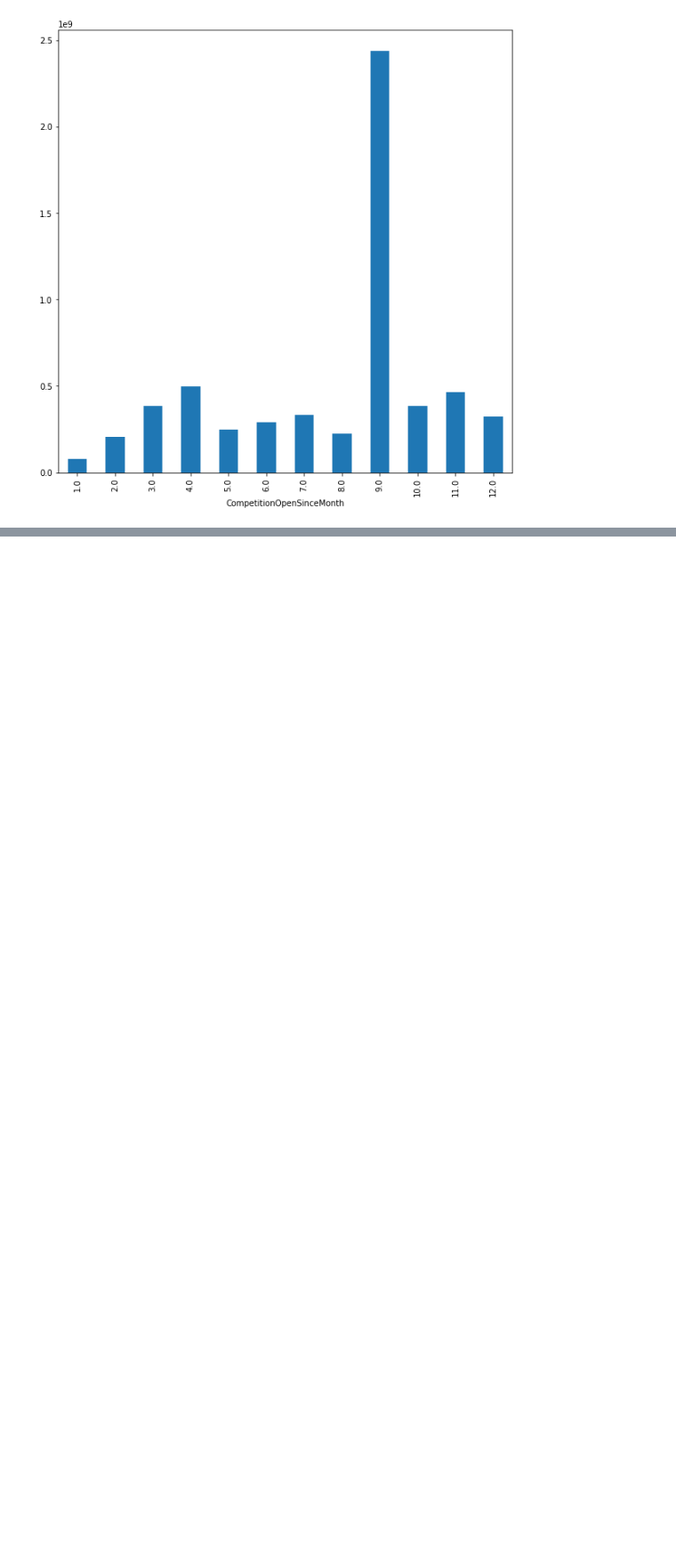
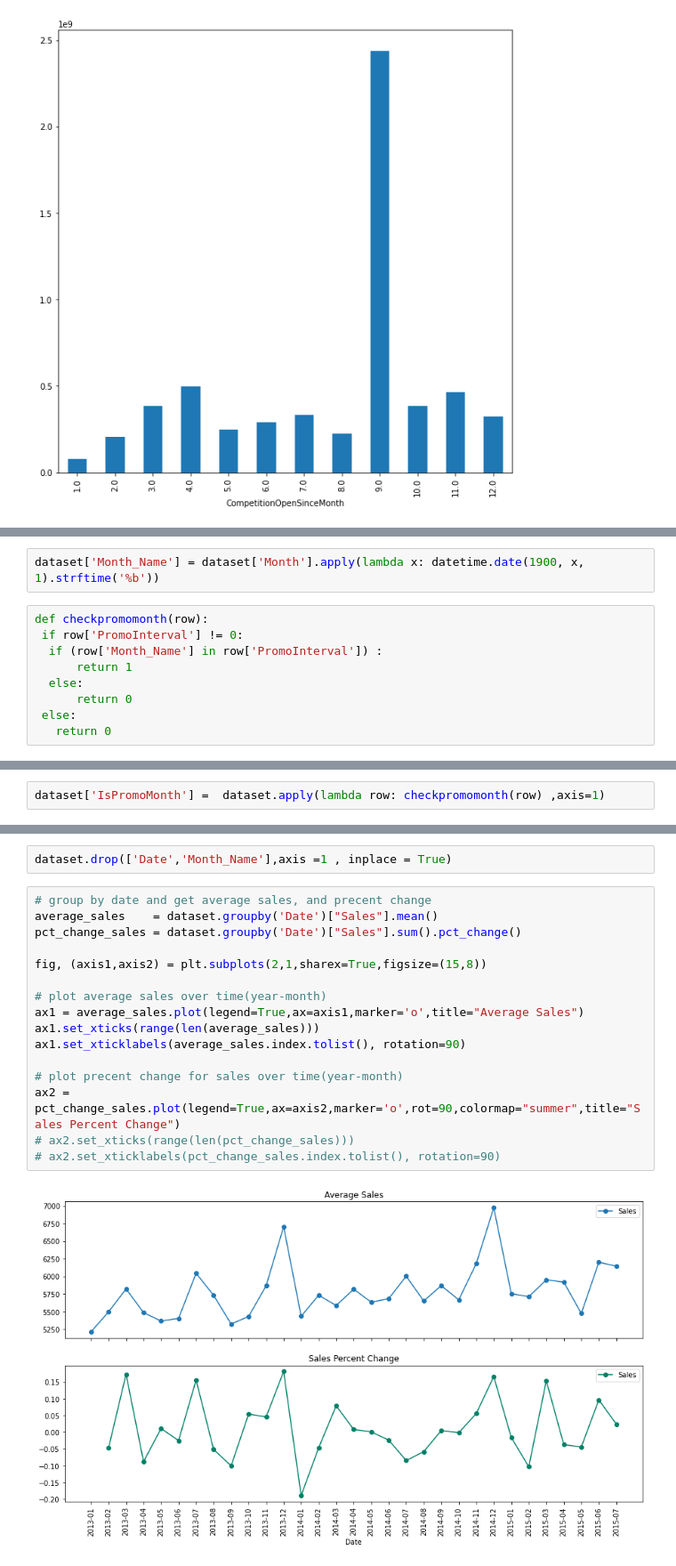
Before and after one commit to rohan-dot/Rossmann-Sales-, a Jupyter notebook: Rohan_Datta_Purkayastha_Team_4_Capstone_Project.ipynb, the cells around one changed output, grey strips where cells are left out. Shown: that part at 89% size. Drawn from its saved outputs; the diff is of its cells as text; blank space fills up the shorter version.

```diff
--- a/Rohan_Datta_Purkayastha_Team_4_Capstone_Project.ipynb
+++ b/Rohan_Datta_Purkayastha_Team_4_Capstone_Project.ipynb
@@ -519,0 +543,11 @@ ax.set_xlabel = "k"
+# %%
+dataset['Month_Name'] = dataset['Month'].apply(lambda x: datetime.date(1900, x, 1).strftime('%b'))
+# %%
+def checkpromomonth(row):
+ if row['PromoInterval'] != 0:
+  if (row['Month_Name'] in row['PromoInterval']) :
+      return 1
+  else:
+      return 0
+ else:
+   return 0
@@ -519,0 +569,2 @@ ax.set_xlabel = "k"
+# %%
+dataset['IsPromoMonth'] =  dataset.apply(lambda row: checkpromomonth(row) ,axis=1)
@@ -519,0 +580,20 @@ ax.set_xlabel = "k"
+# %%
+dataset.drop(['Date','Month_Name'],axis =1 , inplace = True)
+# %%
+# group by date and get average sales, and precent change
+average_sales    = dataset.groupby('Date')["Sales"].mean()
+pct_change_sales = dataset.groupby('Date')["Sales"].sum().pct_change()
+
+fig, (axis1,axis2) = plt.subplots(2,1,sharex=True,figsize=(15,8))
+
+# plot average sales over time(year-month)
+ax1 = average_sales.plot(legend=True,ax=axis1,marker='o',title="Average Sales")
+ax1.set_xticks(range(len(average_sales)))
+ax1.set_xticklabels(average_sales.index.tolist(), rotation=90)
+
+# plot precent change for sales over time(year-month)
+ax2 = pct_change_sales.plot(legend=True,ax=axis2,marker='o',rot=90,colormap="summer",title="Sales Percent Change")
+# ax2.set_xticks(range(len(pct_change_sales)))
+# ax2.set_xticklabels(pct_change_sales.index.tolist(), rotation=90)
+# %% [output]
+[figure, added]
```
Also changed, not shown: parts of 50 cells of this notebook.
